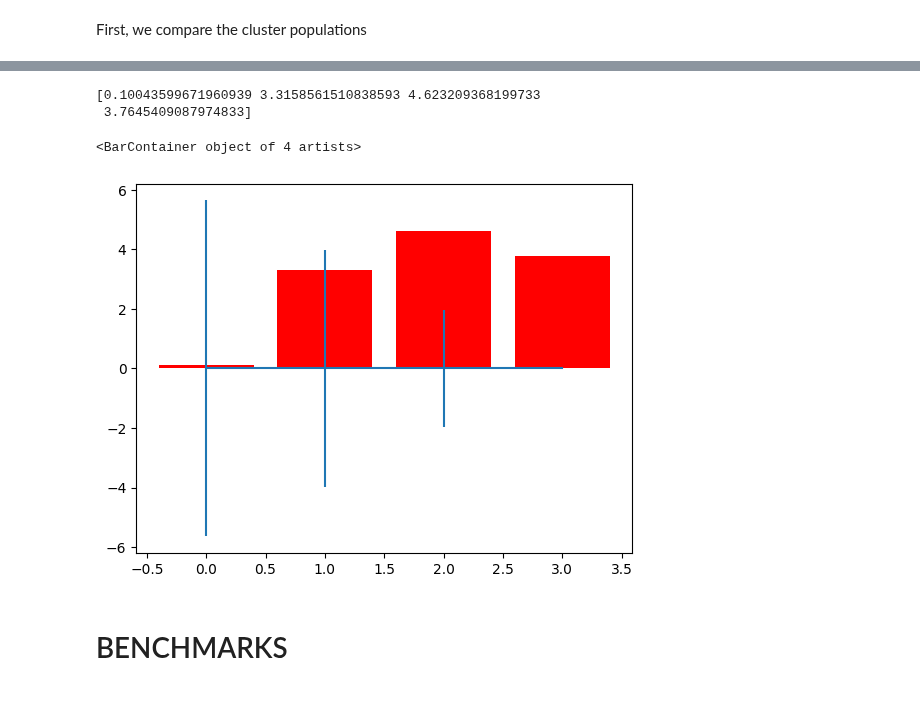
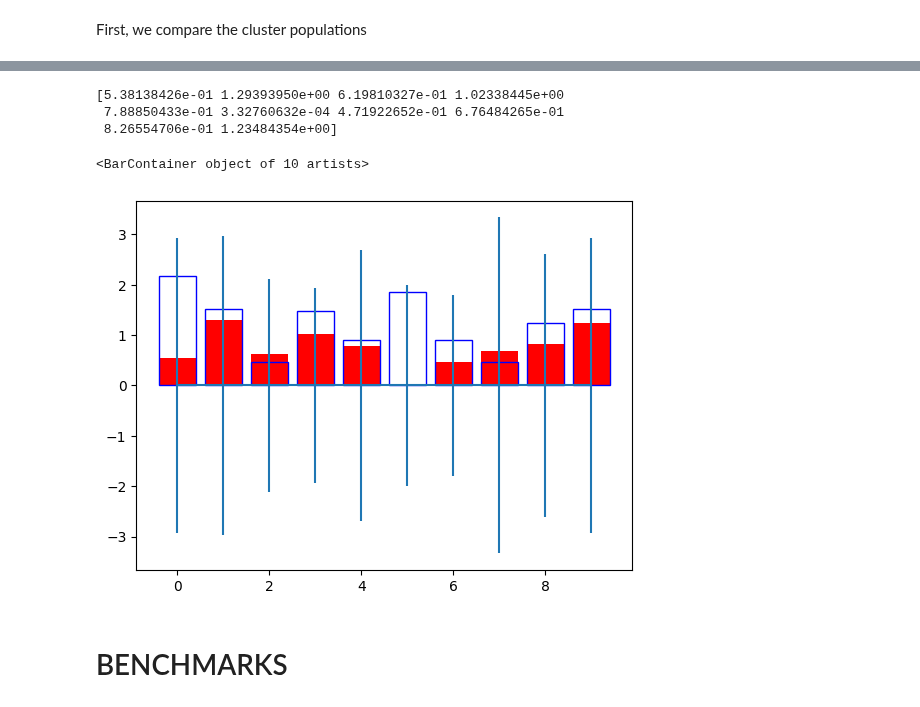
Before and after one commit to LorenzoVigorelli/Distributed-K-Means-Clustering, a Jupyter notebook: spark/DistributedKmeans/results.ipynb, the cells around one changed output, grey strips where cells are left out. Cells and saved outputs as stored; diff of their text form; code cells hidden in the pictures.

```diff
--- a/spark/DistributedKmeans/results.ipynb
+++ b/spark/DistributedKmeans/results.ipynb
@@ -337,4 +347,12 @@ Flag: The status flag of the connection, such as SF (successful connection), REJ
 # collect samples and features (target)
 x = data[0]
 y = data[1]
+# %%
+# optional shuffling for better exploration of subset of dataset
+shuffling=True
+x
+if shuffling:
+    shuffled_indices = np.random.permutation(len(y))
+    x=x[shuffled_indices]
+    y=y[shuffled_indices]
 # %%
@@ -558,8 +580,9 @@ ax[1].plot(logParallelKmeans["CostsKmeans"])
 # %% [markdown]
 # AGREEMENT BETWEEN EXPECTED CLUSTER LABELS Y AND RESULTED LABELS CLUSTERLD
 # %%
+C_predicted=C
 expectedRdd=Rdd.map(lambda datum:(labelToInt(datum[1]['y']), datum[1])) #put y-label as clusterId
 C_expected=updateCentroids(expectedRdd) #compute centroids coordinate
 expectedRdd=updateDistances(expectedRdd, C_expected) #update and save squared distances points-centroids
-print(expectedRdd.take(10))
+print(expectedRdd.take(1))
 # %% [output]
@@ -606,7 +613,9 @@ idea: plottare errorbars pari alle std degli expected cluster rispetto agli expe
 # %%
-print('k_expected, k_predicted: ', len(C_expected), len(C))
-labeler, distances=predictedCentroidsLabeler(C_expected, C)
-meanSquaredError=np.mean(distances)
-print('labeler: ', labeler)
-print('meanSquaredError: ', meanSquaredError)
+print('k_expected, k_predicted: ', len(C_expected), len(C_predicted))
+
+labeler, distancesPredictedExpected=predictedCentroidsLabeler(C_expected, C_predicted)
+meanSquaredError=np.sum(distancesPredictedExpected**2)/len(distancesPredictedExpected)
+print('Index of nearest predicted centroid to each expected centroid: \n', labeler)
+print('Distances between expected centroids and nearest predicted centroids: \n', distancesPredictedExpected)
+print('MeanSquaredError: ', meanSquaredError)
 # %% [output]
@@ -618,7 +632,7 @@ meanSquaredError:  2.9510106062001715
 #stdExpected=updateDistances(Rdd.map(lambda datum: (datum[1]['y'], datum[1])), C_expected).collect()
 stdExpected=expectedRdd.mapValues(lambda datum1: (datum1['d2'], 1))\
                         .reduceByKey(lambda a,b : (a[0]+b[0], a[1]+b[1]))\
-                        .mapValues(lambda a:a[0]/a[1])\
+                        .mapValues(lambda a:np.sqrt(a[0]/a[1]))\
                         .collect()
 stdExpected=list(zip(*stdExpected))
 print(stdExpected)
@@ -628,12 +647,14 @@ print(stdExpected)
 # %%
 plt.errorbar(np.arange(len(C_expected)), np.zeros(shape=(len(stdExpected[0]))), stdExpected[1])
-print(distances)
-plt.bar(np.arange(len(C_expected)), distances, color='red')
+print(distancesPredictedExpected)
+plt.bar(np.arange(len(C_expected)), distancesPredictedExpected, color='red')
+plt.bar(np.arange(len(C_expected)), nearestCentroidDistances(C_expected)[1], edgecolor='blue', facecolor='none')
 # %% [output]
-[0.10043599671960939 3.3158561510838593 4.623209368199733
- 3.7645409087974833]
+[5.38138426e-01 1.29393950e+00 6.19810327e-01 1.02338445e+00
+ 7.88850433e-01 3.32760632e-04 4.71922652e-01 6.76484265e-01
+ 8.26554706e-01 1.23484354e+00]
-<BarContainer object of 4 artists>
+<BarContainer object of 10 artists>
-[figure, old version]
+[figure, new version]
 # %% [markdown]
 # BENCHMARKS
 # %%
```
Also changed, not shown: parts of 29 cells of this notebook, 3 other files.
